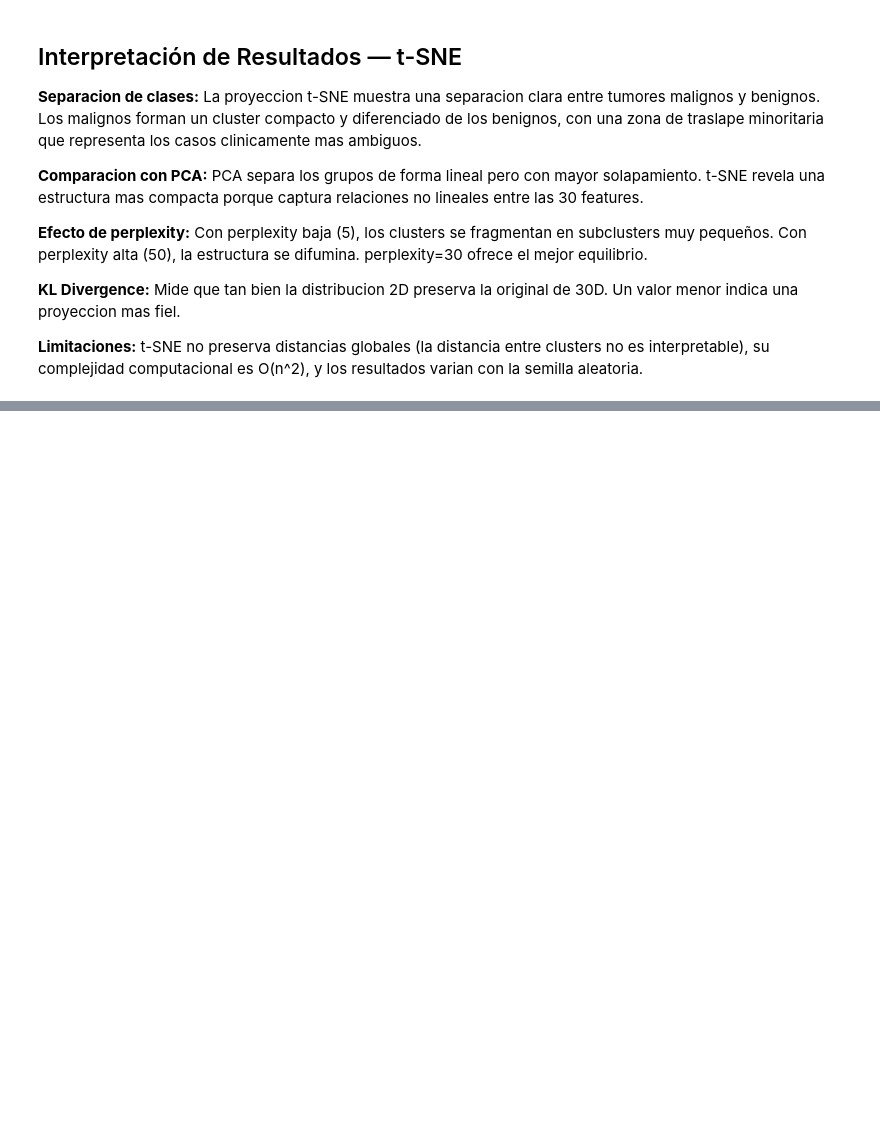
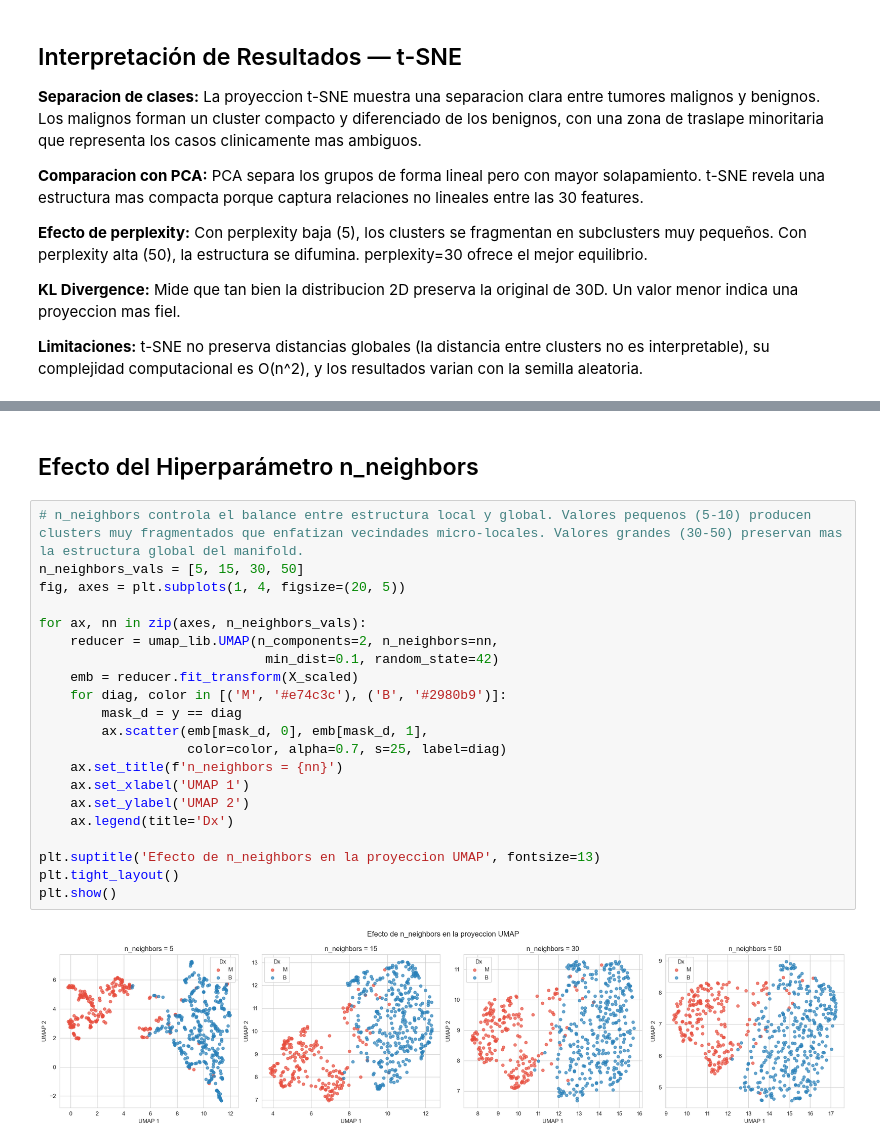
Before and after one commit to Branuvg/tarea2_mineria, a Jupyter notebook: tarea2.ipynb, the cells around one changed output, grey strips where cells are left out. Cells and saved outputs as stored; diff of their text form; blank space fills up the shorter version.

Commit message:
umap en lo practico done

```diff
--- a/tarea2.ipynb
+++ b/tarea2.ipynb
@@ -710,0 +729,25 @@ cuadrante
+# %% [markdown]
+## Efecto del Hiperparámetro n_neighbors
+# %%
+# n_neighbors controla el balance entre estructura local y global. Valores pequenos (5-10) producen clusters muy fragmentados que enfatizan vecindades micro-locales. Valores grandes (30-50) preservan mas la estructura global del manifold.
+n_neighbors_vals = [5, 15, 30, 50]
+fig, axes = plt.subplots(1, 4, figsize=(20, 5))
+
+for ax, nn in zip(axes, n_neighbors_vals):
+    reducer = umap_lib.UMAP(n_components=2, n_neighbors=nn,
+                             min_dist=0.1, random_state=42)
+    emb = reducer.fit_transform(X_scaled)
+    for diag, color in [('M', '#e74c3c'), ('B', '#2980b9')]:
+        mask_d = y == diag
+        ax.scatter(emb[mask_d, 0], emb[mask_d, 1],
+                   color=color, alpha=0.7, s=25, label=diag)
+    ax.set_title(f'n_neighbors = {nn}')
+    ax.set_xlabel('UMAP 1')
+    ax.set_ylabel('UMAP 2')
+    ax.legend(title='Dx')
+
+plt.suptitle('Efecto de n_neighbors en la proyeccion UMAP', fontsize=13)
+plt.tight_layout()
+plt.show()
+# %% [output]
+[figure, added]
```
Also changed, not shown: parts of 12 cells of this notebook.
